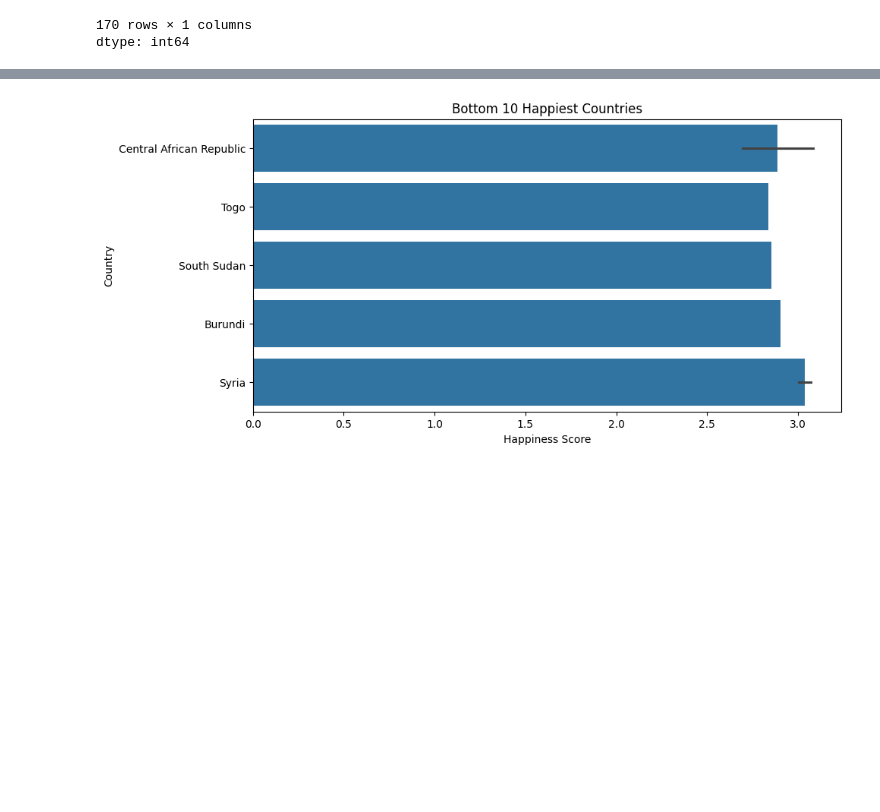
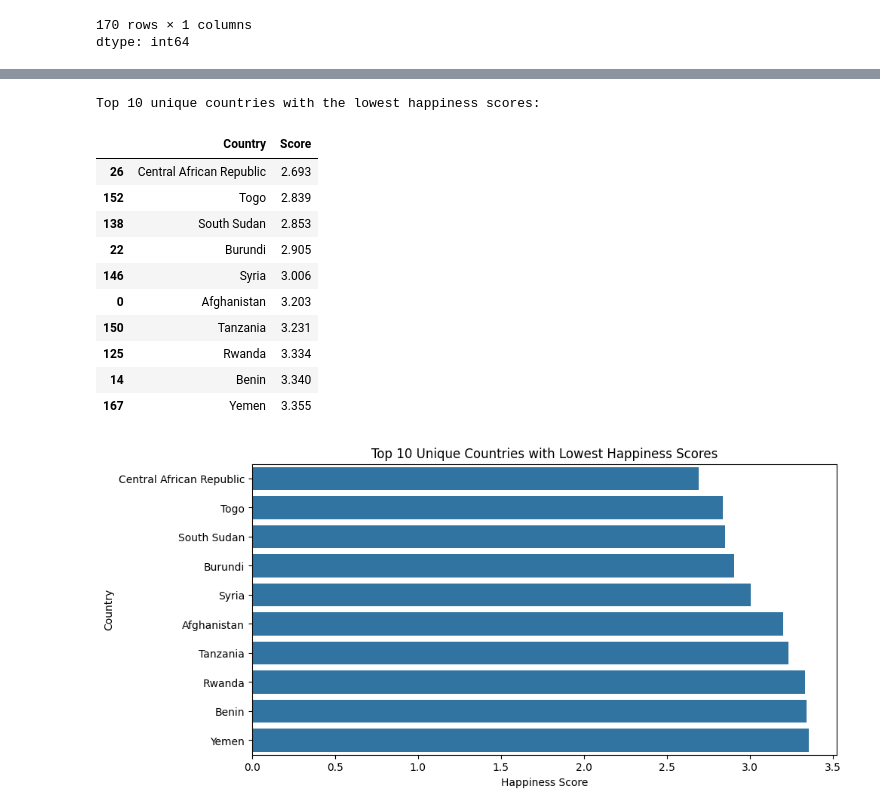
Before and after one commit to Noma999/World-Happiness-EDA, a Jupyter notebook: World's_Happiest_Countries.ipynb, the cells around one changed output, grey strips where cells are left out. Drawn from its saved outputs; the diff is of its cells as text; code cells hidden in the pictures; blank space fills up the shorter version.

```diff
--- a/World's_Happiest_Countries.ipynb
+++ b/World's_Happiest_Countries.ipynb
@@ -213,10 +229,27 @@ plt.show()
 # %%
-bottom_10 = data.sort_values(by='Score').head(10)
+lowest_score_per_country = data.groupby('Country')['Score'].min().reset_index()
+bottom_10_unique = lowest_score_per_country.sort_values(by='Score').head(10)
+print("Top 10 unique countries with the lowest happiness scores:")
+display(bottom_10_unique)
+
+
 plt.figure(figsize=(10, 5))
-sns.barplot(x='Score', y='Country', data=bottom_10)
-plt.title('Bottom 10 Happiest Countries')
+sns.barplot(x='Score', y='Country', data=bottom_10_unique)
+plt.title('Top 10 Unique Countries with Lowest Happiness Scores')
 plt.xlabel('Happiness Score')
 plt.ylabel('Country')
 plt.show()
 # %% [output]
+Top 10 unique countries with the lowest happiness scores:
+|  | Country | Score |
+| 26 | Central African Republic | 2.693 |
+| 152 | Togo | 2.839 |
+| 138 | South Sudan | 2.853 |
+| 22 | Burundi | 2.905 |
+| 146 | Syria | 3.006 |
+| 0 | Afghanistan | 3.203 |
+| 150 | Tanzania | 3.231 |
+| 125 | Rwanda | 3.334 |
+| 14 | Benin | 3.340 |
+| 167 | Yemen | 3.355 |
-[figure, old version]
+[figure, new version]
```
Also changed, not shown: parts of 1 cell of this notebook.
